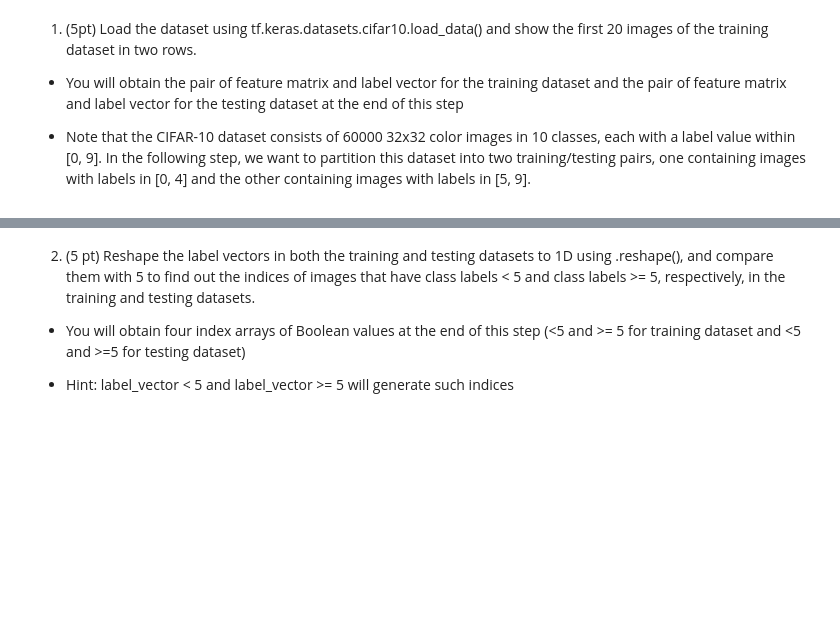
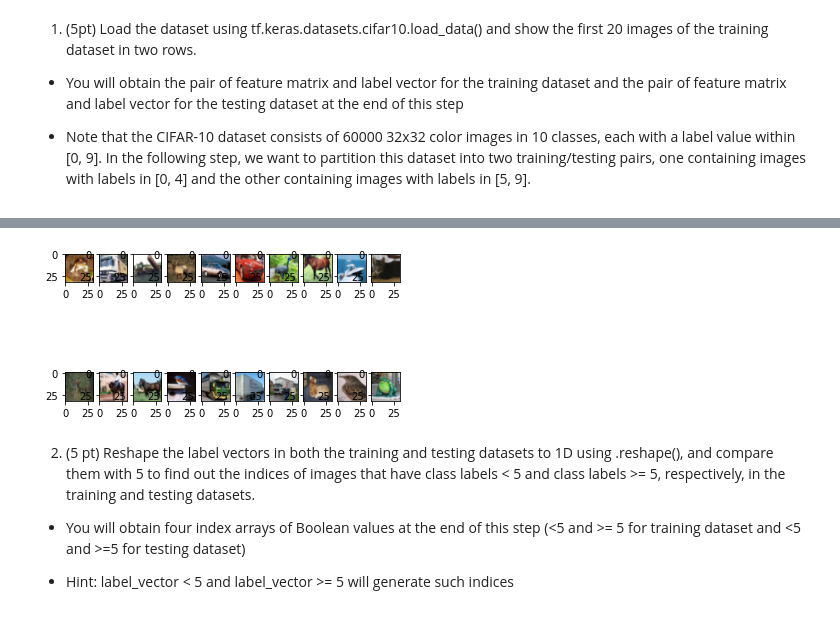
Before and after one commit to austinvanderlyn/School-Files, a Jupyter notebook: HW4ajl745.ipynb, the cells around one changed output, grey strips where cells are left out. Drawn from its saved outputs; the diff is of its cells as text; code cells hidden in the pictures; blank space fills up the shorter version.

```diff
--- a/HW4ajl745.ipynb
+++ b/HW4ajl745.ipynb
@@ -147,4 +147,9 @@ from tensorflow.keras.utils import to_categorical
 import matplotlib.pyplot as plt
 import random
 
-# put your answer here
+(xtrain, ytrain), (xtest, ytest) = tf.keras.datasets.cifar10.load_data()
+for i in range(20):
+  plt.subplot(2, 10, i+1)
+  plt.imshow(xtrain[i])
+plt.show()
+# %% [output]
@@ -151,3 +158,4 @@ import random
+[figure, added]
 # %% [markdown]
 2.	(5 pt) Reshape the label vectors in both the training and testing datasets to 1D using .reshape(), and compare them with 5 to find out the indices of images that have class labels < 5 and class labels >= 5, respectively, in the training and testing datasets.
 
```
Also changed, not shown: parts of 8 cells of this notebook.
